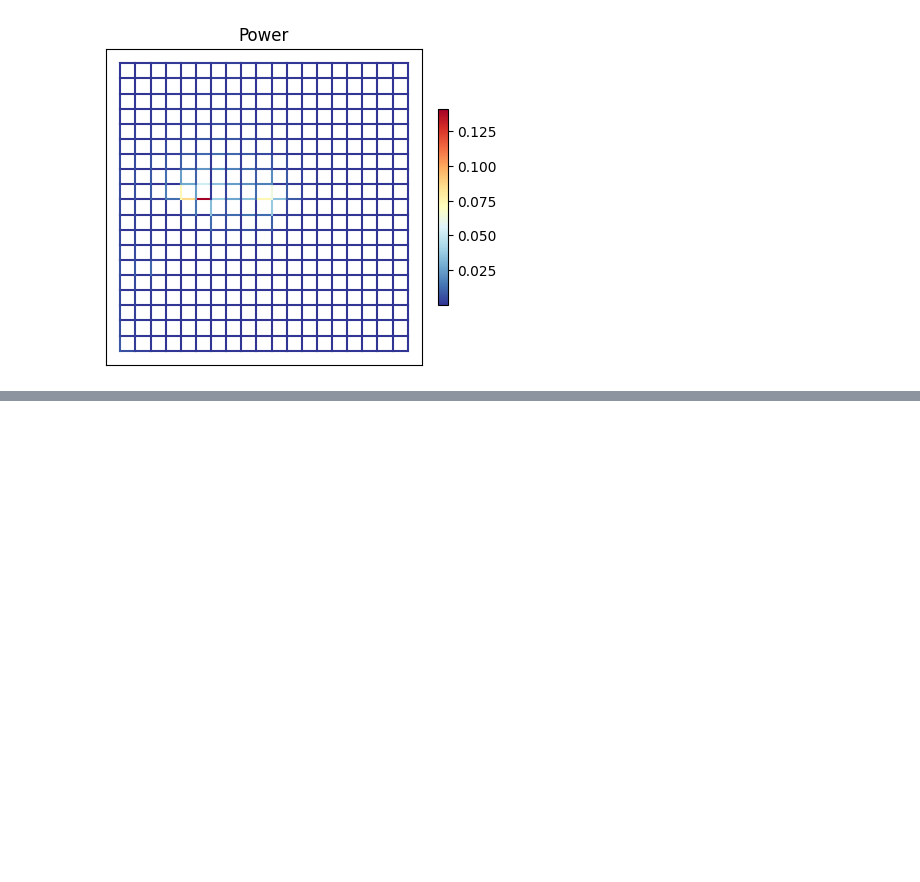
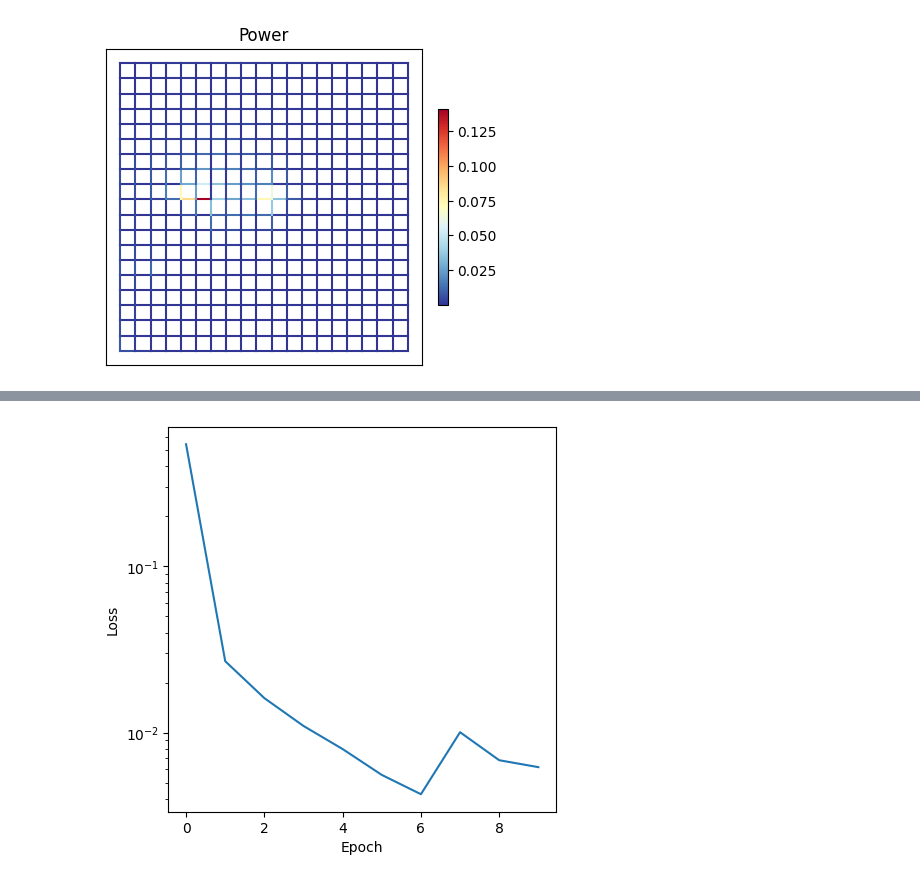
Before and after one commit to maguzj/coupled_learning, a Jupyter notebook: coupled_learning/example_training.ipynb, the cells around one changed output, grey strips where cells are left out. Cells and saved outputs as stored; diff of their text form; code cells hidden in the pictures; blank space fills up the shorter version.

```diff
--- a/coupled_learning/example_training.ipynb
+++ b/coupled_learning/example_training.ipynb
@@ -64,0 +114,10 @@ allo.plot_edge_state(power_state, title = 'Power')
+# %%
+# plot the losses
+fig, ax = plt.subplots(figsize=(5,5))
+ax.plot(losses)
+ax.set_xlabel('Epoch')
+ax.set_ylabel('Loss')
+ax.set_yscale('log')
+plt.show()
+# %% [output]
+[figure, added]
```
Also changed, not shown: parts of 8 cells of this notebook, 2 other files.
